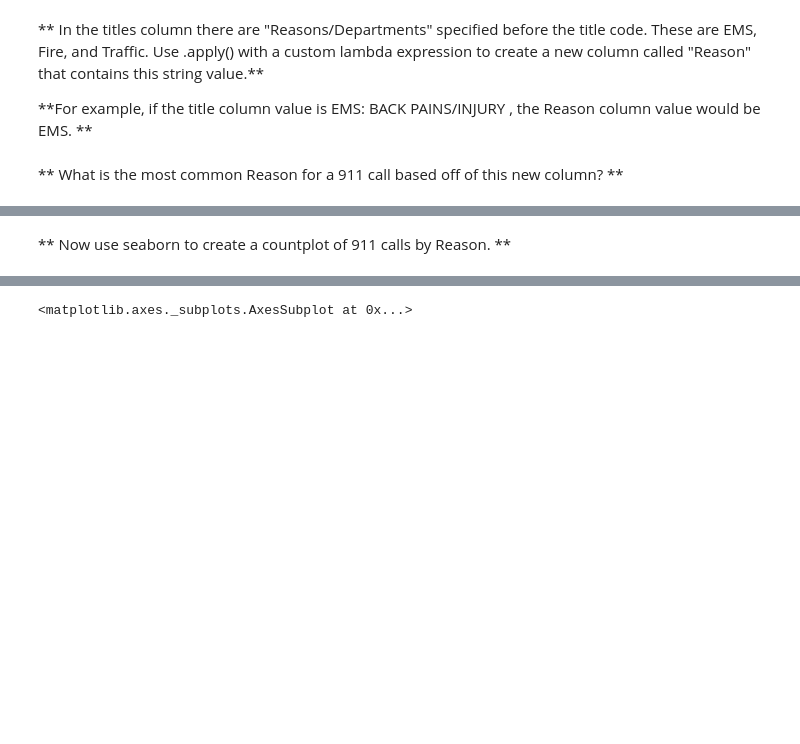
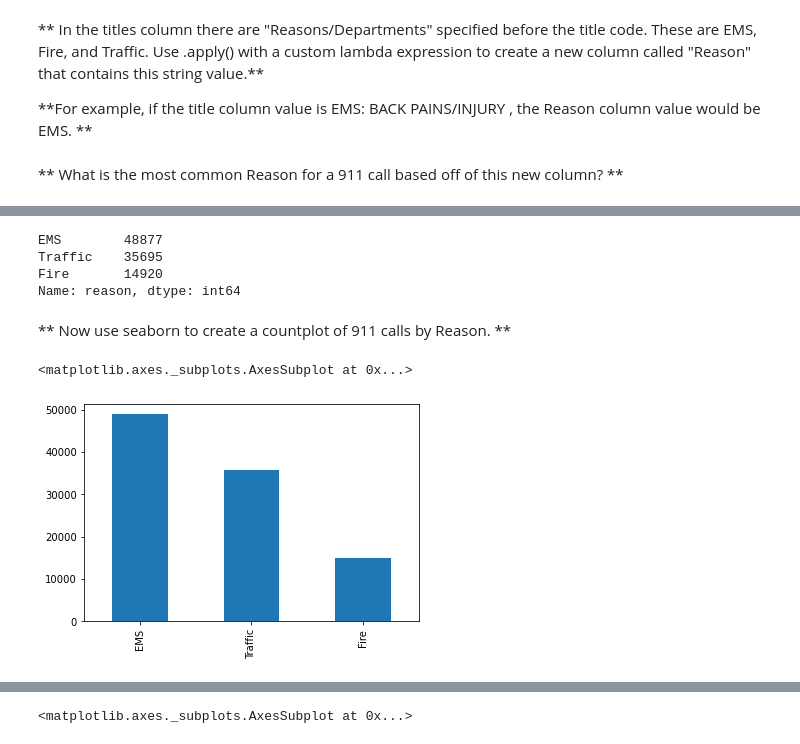
Before and after one commit to Amitra1991/MyDSRepository1, a Jupyter notebook: Refactored_Py_DS_ML_Bootcamp-master/10-Data-Capstone-Projects/01-911 Calls Data Capstone Project.ipynb, the cells around one changed output, grey strips where cells are left out. Drawn from its saved outputs; the diff is of its cells as text; code cells hidden in the pictures; blank space fills up the shorter version.

```diff
--- a/Refactored_Py_DS_ML_Bootcamp-master/10-Data-Capstone-Projects/01-911 Calls Data Capstone Project.ipynb
+++ b/Refactored_Py_DS_ML_Bootcamp-master/10-Data-Capstone-Projects/01-911 Calls Data Capstone Project.ipynb
@@ -178,2 +178,14 @@ Name: Reason, dtype: int64
+# %%
+df['reason'].value_counts()
+# %% [output]
+EMS        48877
+Traffic    35695
+Fire       14920
+Name: reason, dtype: int64
 # %% [markdown]
 ** Now use seaborn to create a countplot of 911 calls by Reason. **
+# %%
+df['reason'].value_counts().plot(kind = 'bar')
+# %% [output]
+<matplotlib.axes._subplots.AxesSubplot at 0x...>
+[figure, added]
```
Also changed, not shown: parts of 29 cells of this notebook.
